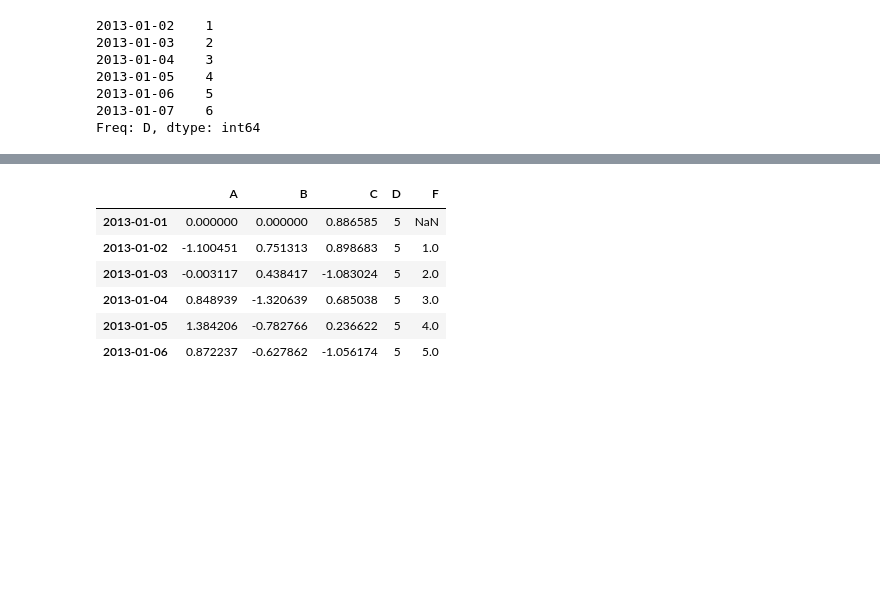
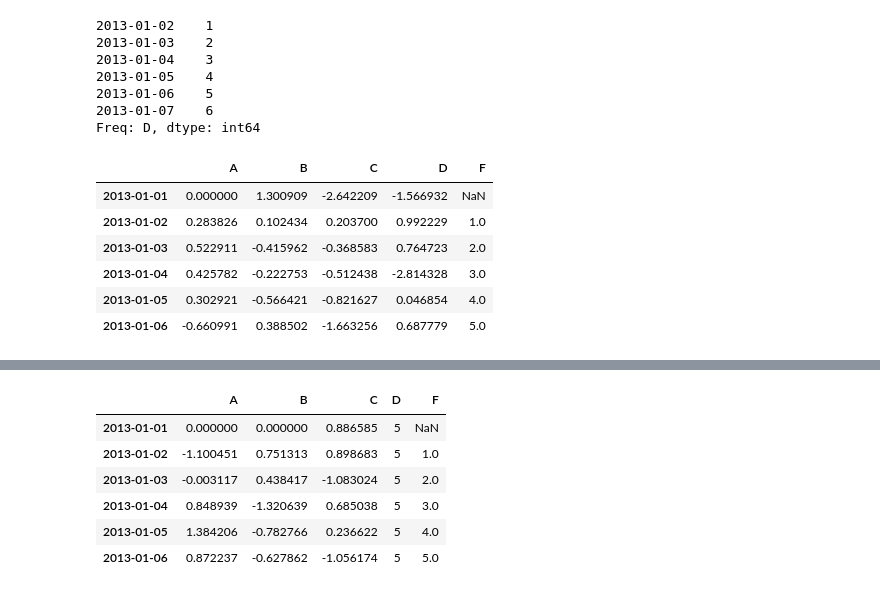
Before and after one commit to chsop/TIL_python, a Jupyter notebook: day1_10mins_to_pandas.ipynb, the cells around one changed output, grey strips where cells are left out. Saved outputs shown, nothing was run; the diff lists cells and outputs as text; code cells hidden in the pictures; blank space fills up the shorter version.

```diff
--- a/day1_10mins_to_pandas.ipynb
+++ b/day1_10mins_to_pandas.ipynb
@@ -302,4 +321,13 @@ s1
 Freq: D, dtype: int64
 # %%
 df["F"] = s1
+df
+# %% [output]
+|  | A | B | C | D | F |
+| 2013-01-01 | 0.000000 | 1.300909 | -2.642209 | -1.566932 | NaN |
+| 2013-01-02 | 0.283826 | 0.102434 | 0.203700 | 0.992229 | 1.0 |
+| 2013-01-03 | 0.522911 | -0.415962 | -0.368583 | 0.764723 | 2.0 |
+| 2013-01-04 | 0.425782 | -0.222753 | -0.512438 | -2.814328 | 3.0 |
+| 2013-01-05 | 0.302921 | -0.566421 | -0.821627 | 0.046854 | 4.0 |
+| 2013-01-06 | -0.660991 | 0.388502 | -1.663256 | 0.687779 | 5.0 |
 # %%
```
Also changed, not shown: parts of 103 cells of this notebook.
